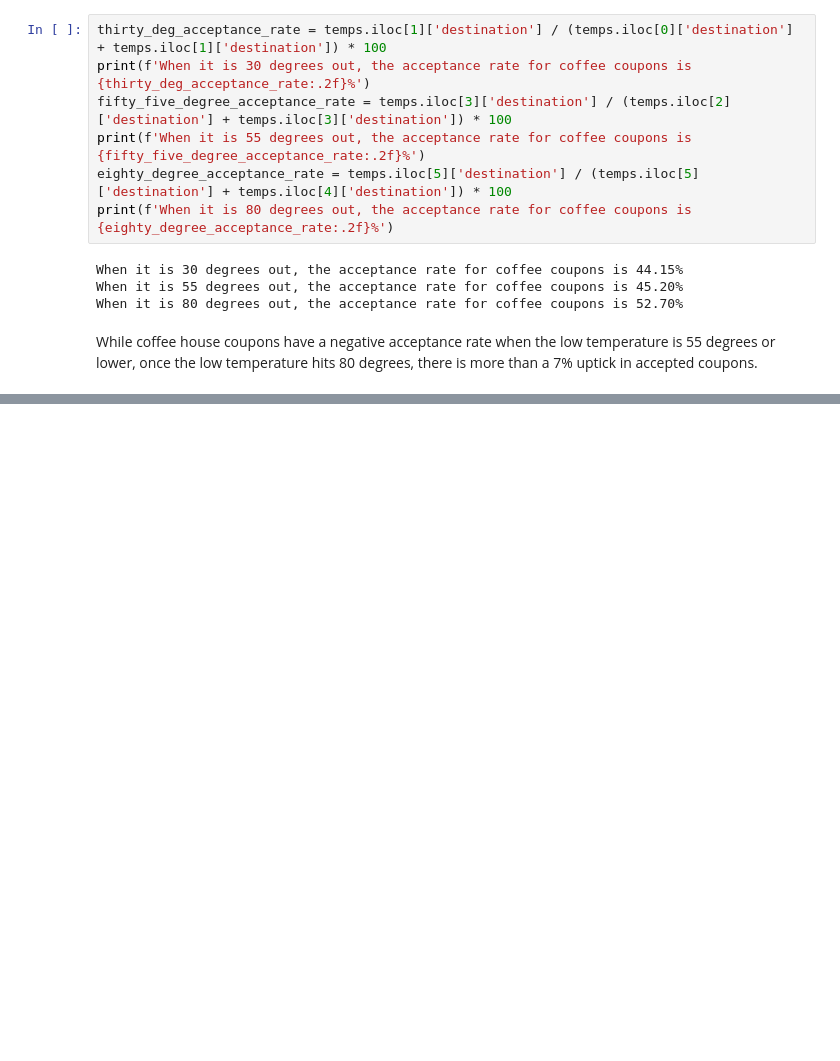
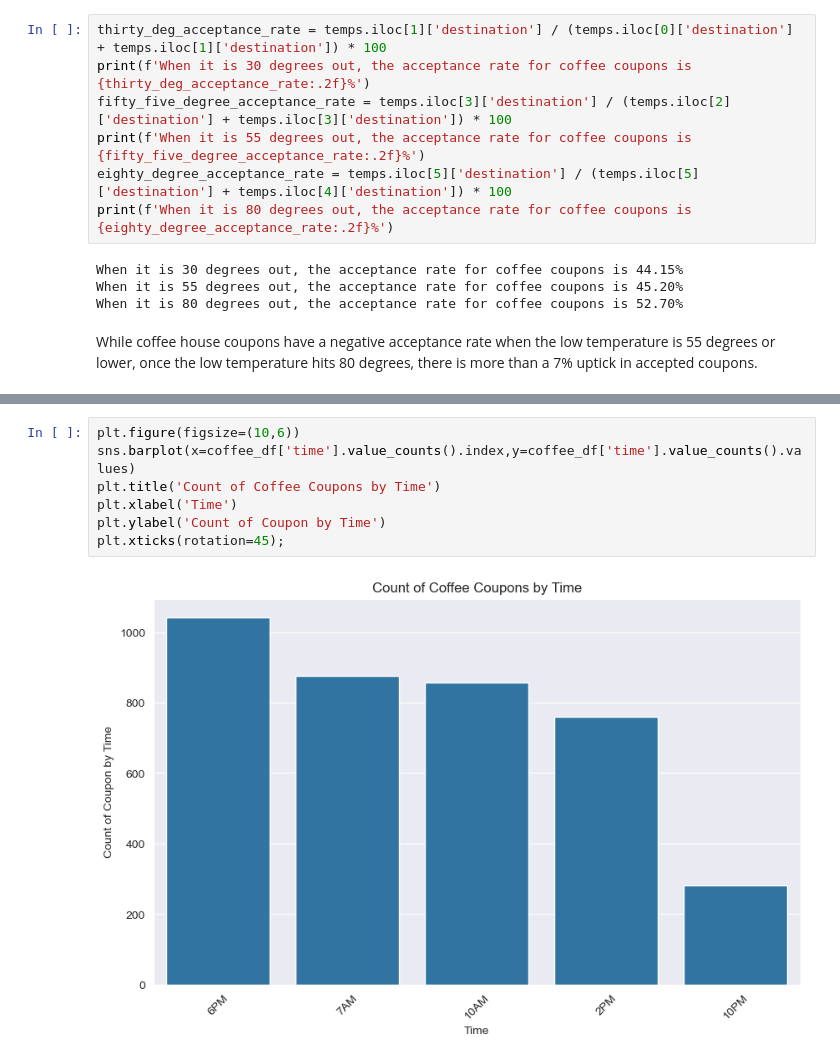
Before and after one commit to stephen-scheiman/final_assignment_5.1, a Jupyter notebook: prompt.ipynb, the cells around one changed output, grey strips where cells are left out. Cells and saved outputs as stored; diff of their text form; blank space fills up the shorter version.

```diff
--- a/prompt.ipynb
+++ b/prompt.ipynb
@@ -341,0 +359,9 @@ While coffee house coupons have a negative acceptance rate when the low temperat
+# %%
+plt.figure(figsize=(10,6))
+sns.barplot(x=coffee_df['time'].value_counts().index,y=coffee_df['time'].value_counts().values)
+plt.title('Count of Coffee Coupons by Time')
+plt.xlabel('Time')
+plt.ylabel('Count of Coupon by Time')
+plt.xticks(rotation=45);
+# %% [output]
+[figure, added]
```
Also changed, not shown: parts of 9 cells of this notebook.
